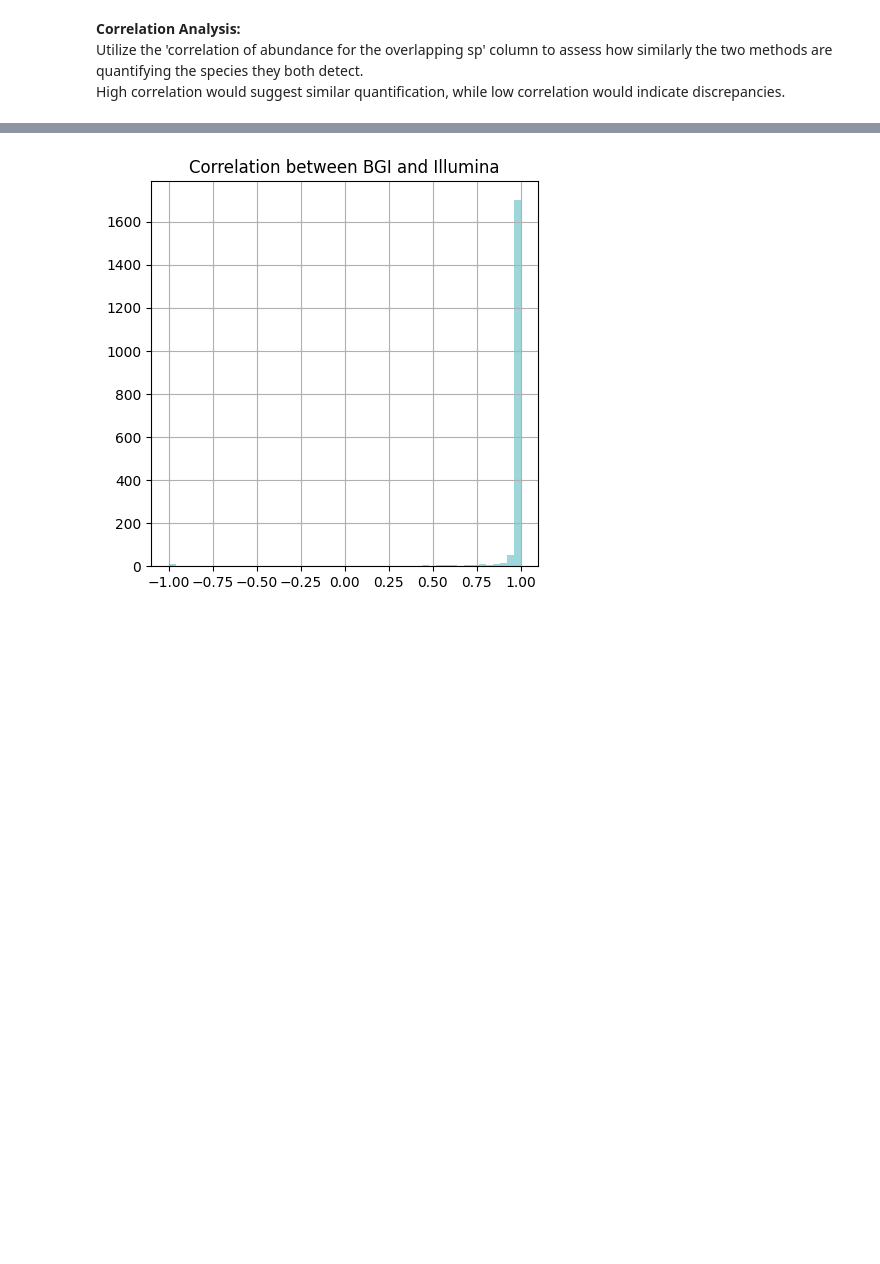
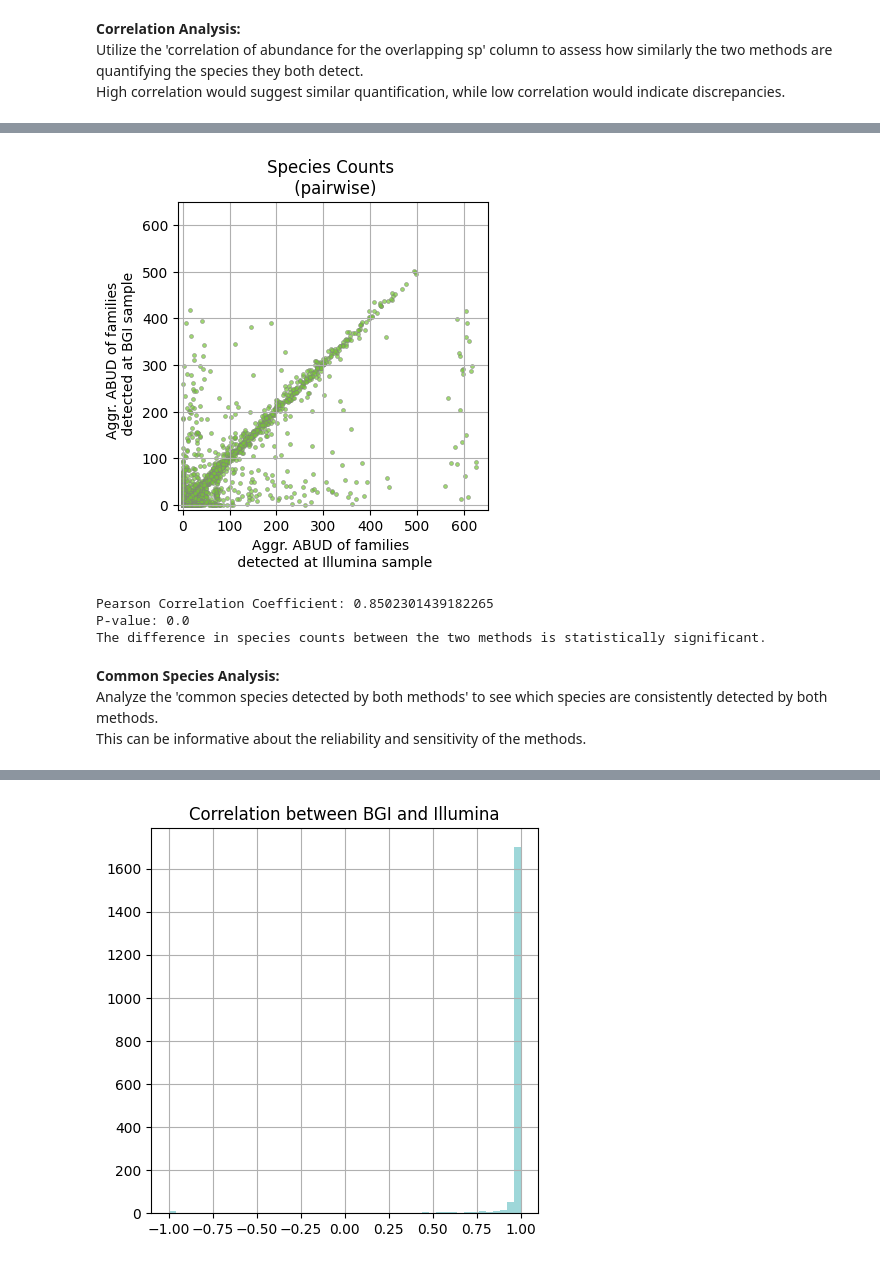
Before and after one commit to Chartiza/2024_Illumina_vs_BGI, a Jupyter notebook: step2_Reads_annotation_comparison_KRAKEN/Family_aggregation_analysis.ipynb, the cells around one changed output, grey strips where cells are left out. Saved outputs shown, nothing was run; the diff lists cells and outputs as text; code cells hidden in the pictures; blank space fills up the shorter version.

```diff
--- a/step2_Reads_annotation_comparison_KRAKEN/Family_aggregation_analysis.ipynb
+++ b/step2_Reads_annotation_comparison_KRAKEN/Family_aggregation_analysis.ipynb
@@ -155,0 +157,26 @@ df.head()
+# %%
+# melt bgi df
+bgi_melt = pd.melt(bgi, id_vars=['family'], var_name='sample', value_name='abundance')
+# remove 'bgi_' from sample names
+bgi_melt['sample'] = bgi_melt['sample'].str[4:]
+bgi_melt['fam_smpl']  = bgi_melt['family'] + '_' + bgi_melt['sample']
+bgi_melt = bgi_melt[['fam_smpl', 'abundance']]
+bgi_melt = bgi_melt[bgi_melt['abundance'] > 0]
+bgi_melt.columns = ['fam_smpl', 'abundance_bgi']
+bgi_melt
+
+# melt ill df
+ill_melt = pd.melt(ill, id_vars=['family'], var_name='sample', value_name='abundance')
+# remove 'ill_' from sample names
+ill_melt['sample'] = ill_melt['sample'].str[4:]
+ill_melt['fam_smpl']  = ill_melt['family'] + '_' + ill_melt['sample']
+ill_melt = ill_melt[['fam_smpl', 'abundance']]
+ill_melt = ill_melt[ill_melt['abundance'] > 0]
+ill_melt.columns = ['fam_smpl', 'abundance_ill']
+ill_melt
+
+mrg = pd.merge(bgi_melt, ill_melt, on='fam_smpl', how='outer')
+mrg = mrg.fillna(0)
+#mrg['abundance_ill'] = mrg['abundance_ill'].astype(int)
+#mrg['abundance_bgi'] = mrg['abundance_bgi'].astype(int)
+mrg
@@ -155,0 +197,35 @@ df.head()
+# %%
+plt.figure(figsize=(4,4))
+plt.scatter(mrg['abundance_ill'], mrg['abundance_bgi'], color='#75c733', alpha=0.7, s=8, edgecolors='grey', linewidths=0.5)
+plt.xlabel('Aggr. ABUD of families \n detected at Illumina sample')
+plt.ylabel('Aggr. ABUD of families  \n detected at BGI sample')
+plt.xlim(-10, 650)
+plt.ylim(-10, 650)
+plt.title('Species Counts \n (pairwise)')
+plt.grid(True)
+
+plt.savefig('results/2_Correlatio_ABUDfamilies.png', dpi=300, bbox_inches='tight')
+# %% [output]
+[figure, added]
+# %%
+from scipy.stats import pearsonr
+
+# Calculate the Pearson correlation coefficient
+correlation_coef, p_value = pearsonr(mrg['abundance_ill'], mrg['abundance_bgi'])
+print("Pearson Correlation Coefficient:", correlation_coef)
+print("P-value:", p_value)
+
+# Interpreting the results
+alpha = 0.05  # significance level
+if p_value < alpha:
+    print("The difference in species counts between the two methods is statistically significant.")
+else:
+    print("No significant difference in species counts between the two methods.")
+# %% [output]
+Pearson Correlation Coefficient: 0.8502301439182265
+P-value: 0.0
+The difference in species counts between the two methods is statistically significant.
+# %% [markdown]
+**Common Species Analysis:**
+Analyze the 'common species detected by both methods' to see which species are consistently detected by both methods.
+This can be informative about the reliability and sensitivity of the methods.
```
Also changed, not shown: parts of 13 cells of this notebook, 6 other files.
